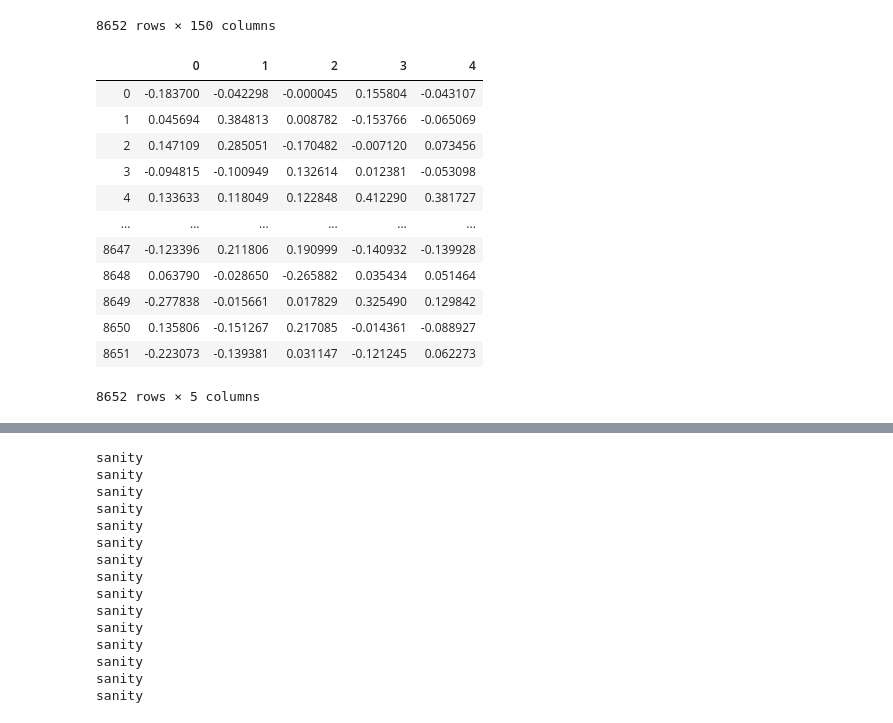
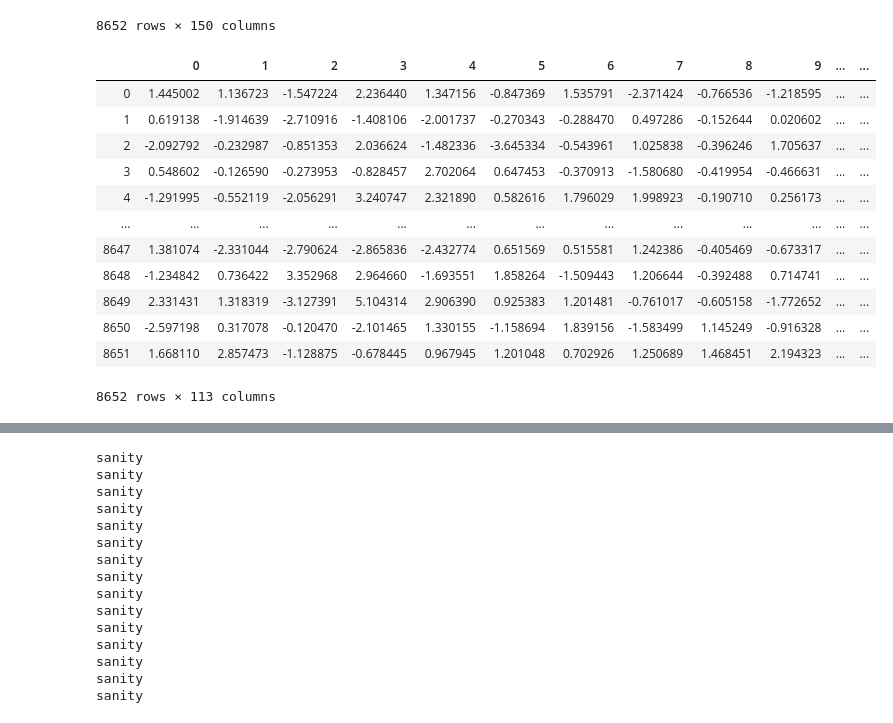
Before and after one commit to jay-feng/CORD-project, a Jupyter notebook: COVID-19 Research Papers K-Means Clustering.ipynb, the cells around one changed output, grey strips where cells are left out. Cells and saved outputs as stored; diff of their text form; code cells hidden in the pictures.

```diff
--- a/COVID-19 Research Papers K-Means Clustering.ipynb
+++ b/COVID-19 Research Papers K-Means Clustering.ipynb
@@ -174,28 +161,34 @@ df
 | 8650 | 0.122394 | 0.0 | 0.163479 | 0.000000 | 0.0 | 0.000000 | 0.000000 | 0.000000 | 0.0 | 0.0 | ... | ... |
 | 8651 | 0.000000 | 0.0 | 0.000000 | 0.000000 | 0.0 | 0.000000 | 0.000000 | 0.000000 | 0.0 | 0.0 | ... | ... |
 8652 rows × 150 columns
-# %%
-from sklearn.decomposition import PCA
-from sklearn.preprocessing import StandardScaler
-
-pca = PCA(n_components=5)
-principalComponents = pca.fit_transform(df.values)
-reduced_df = pd.DataFrame(data = principalComponents)
-reduced_df
-# %% [output]
-|  | 0 | 1 | 2 | 3 | 4 |
-| 0 | -0.183700 | -0.042298 | -0.000045 | 0.155804 | -0.043107 |
-| 1 | 0.045694 | 0.384813 | 0.008782 | -0.153766 | -0.065069 |
-| 2 | 0.147109 | 0.285051 | -0.170482 | -0.007120 | 0.073456 |
-| 3 | -0.094815 | -0.100949 | 0.132614 | 0.012381 | -0.053098 |
-| 4 | 0.133633 | 0.118049 | 0.122848 | 0.412290 | 0.381727 |
-| ... | ... | ... | ... | ... | ... |
-| 8647 | -0.123396 | 0.211806 | 0.190999 | -0.140932 | -0.139928 |
-| 8648 | 0.063790 | -0.028650 | -0.265882 | 0.035434 | 0.051464 |
-| 8649 | -0.277838 | -0.015661 | 0.017829 | 0.325490 | 0.129842 |
-| 8650 | 0.135806 | -0.151267 | 0.217085 | -0.014361 | -0.088927 |
-| 8651 | -0.223073 | -0.139381 | 0.031147 | -0.121245 | 0.062273 |
-8652 rows × 5 columns
+# %%
+"""Apply PCA to normalized TF-IDF document vectors to reduce number of dimensions to help with K-means clustering.
+Used a threshold value of 0.85 to ensure the reduced dimension vectors account for 85% of the variance."""
+
+# adapted from https://towardsdatascience.com/pca-using-python-scikit-learn-e653f8989e60
+
+from sklearn.decomposition import PCA
+from sklearn.preprocessing import StandardScaler
+
+pca = PCA(n_components = 0.85)
+standardized_values = StandardScaler().fit_transform(df.values)
+principal_components = pca.fit_transform(standardized_values)
+reduced_df = pd.DataFrame(data = principal_components)
+reduced_df
+# %% [output]
+|  | 0 | 1 | 2 | 3 | 4 | 5 | 6 | 7 | 8 | 9 | ... | ... |
+| 0 | 1.445002 | 1.136723 | -1.547224 | 2.236440 | 1.347156 | -0.847369 | 1.535791 | -2.371424 | -0.766536 | -1.218595 | ... | ... |
+| 1 | 0.619138 | -1.914639 | -2.710916 | -1.408106 | -2.001737 | -0.270343 | -0.288470 | 0.497286 | -0.152644 | 0.020602 | ... | ... |
+| 2 | -2.092792 | -0.232987 | -0.851353 | 2.036624 | -1.482336 | -3.645334 | -0.543961 | 1.025838 | -0.396246 | 1.705637 | ... | ... |
+| 3 | 0.548602 | -0.126590 | -0.273953 | -0.828457 | 2.702064 | 0.647453 | -0.370913 | -1.580680 | -0.419954 | -0.466631 | ... | ... |
+| 4 | -1.291995 | -0.552119 | -2.056291 | 3.240747 | 2.321890 | 0.582616 | 1.796029 | 1.998923 | -0.190710 | 0.256173 | ... | ... |
+| ... | ... | ... | ... | ... | ... | ... | ... | ... | ... | ... | ... | ... |
+| 8647 | 1.381074 | -2.331044 | -2.790624 | -2.865836 | -2.432774 | 0.651569 | 0.515581 | 1.242386 | -0.405469 | -0.673317 | ... | ... |
+| 8648 | -1.234842 | 0.736422 | 3.352968 | 2.964660 | -1.693551 | 1.858264 | -1.509443 | 1.206644 | -0.392488 | 0.714741 | ... | ... |
+| 8649 | 2.331431 | 1.318319 | -3.127391 | 5.104314 | 2.906390 | 0.925383 | 1.201481 | -0.761017 | -0.605158 | -1.772652 | ... | ... |
+| 8650 | -2.597198 | 0.317078 | -0.120470 | -2.101465 | 1.330155 | -1.158694 | 1.839156 | -1.583499 | 1.145249 | -0.916328 | ... | ... |
+| 8651 | 1.668110 | 2.857473 | -1.128875 | -0.678445 | 0.967945 | 1.201048 | 0.702926 | 1.250689 | 1.468451 | 2.194323 | ... | ... |
+8652 rows × 113 columns
 # %%
 """100 most relevant features"""
 
```
Also changed, not shown: parts of 9 cells of this notebook.
